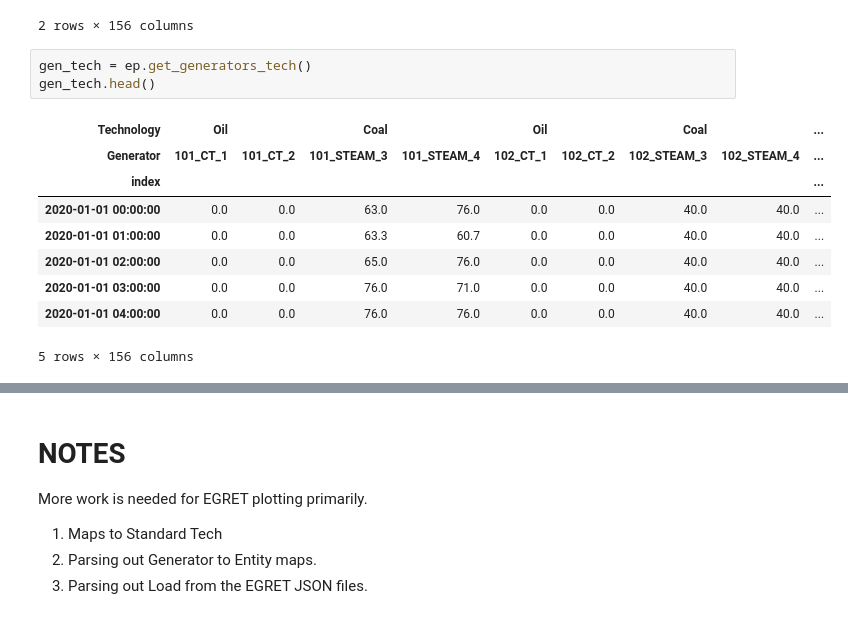
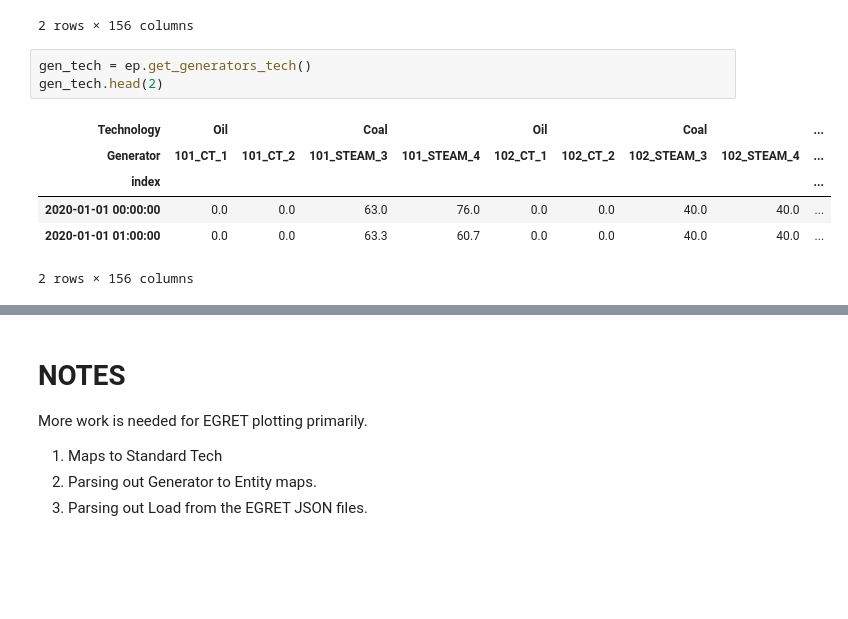
Before and after one commit to NREL/Marmot, a Jupyter notebook: ExampleNotebooks/egret_dispatch_example.ipynb, the cells around one changed output, grey strips where cells are left out. Drawn from its saved outputs; the diff is of its cells as text; blank space fills up the shorter version.

```diff
--- a/ExampleNotebooks/egret_dispatch_example.ipynb
+++ b/ExampleNotebooks/egret_dispatch_example.ipynb
@@ -28,17 +28,14 @@ Unable to open map
 2 rows × 156 columns
 # %%
 gen_tech = ep.get_generators_tech()
-gen_tech.head()
+gen_tech.head(2)
 # %% [output]
 | Technology | Oil |  | Coal |  | Oil |  | Coal |  | ... |
 | Generator | 101_CT_1 | 101_CT_2 | 101_STEAM_3 | 101_STEAM_4 | 102_CT_1 | 102_CT_2 | 102_STEAM_3 | 102_STEAM_4 | ... |
 | index |  |  |  |  |  |  |  |  | ... |
 | 2020-01-01 00:00:00 | 0.0 | 0.0 | 63.0 | 76.0 | 0.0 | 0.0 | 40.0 | 40.0 | ... |
 | 2020-01-01 01:00:00 | 0.0 | 0.0 | 63.3 | 60.7 | 0.0 | 0.0 | 40.0 | 40.0 | ... |
-| 2020-01-01 02:00:00 | 0.0 | 0.0 | 65.0 | 76.0 | 0.0 | 0.0 | 40.0 | 40.0 | ... |
-| 2020-01-01 03:00:00 | 0.0 | 0.0 | 76.0 | 71.0 | 0.0 | 0.0 | 40.0 | 40.0 | ... |
-| 2020-01-01 04:00:00 | 0.0 | 0.0 | 76.0 | 76.0 | 0.0 | 0.0 | 40.0 | 40.0 | ... |
-5 rows × 156 columns
+2 rows × 156 columns
 # %%
 import marmot.quickplots as qp
 
```
Also changed, not shown: parts of 2 cells of this notebook.
